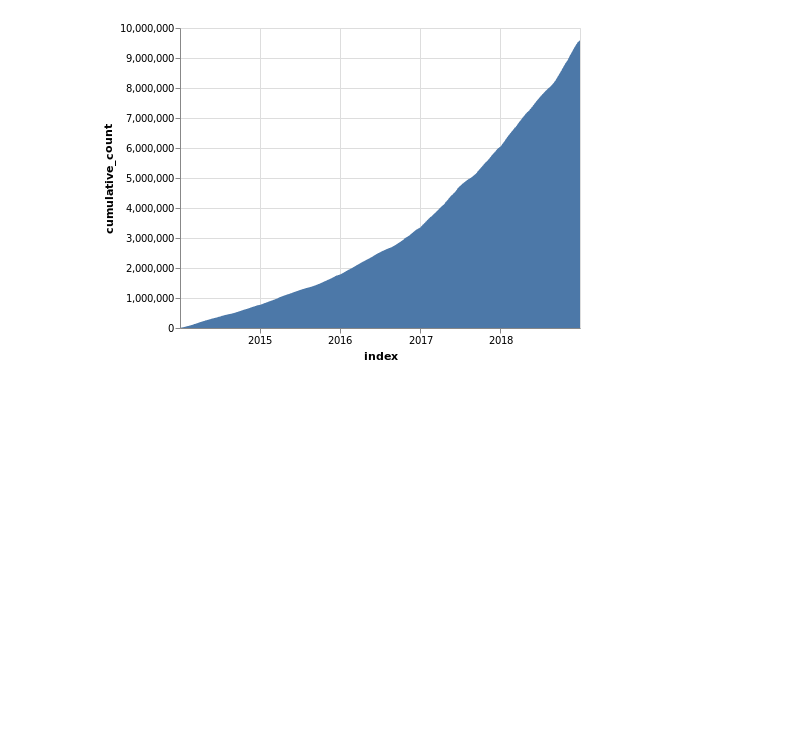
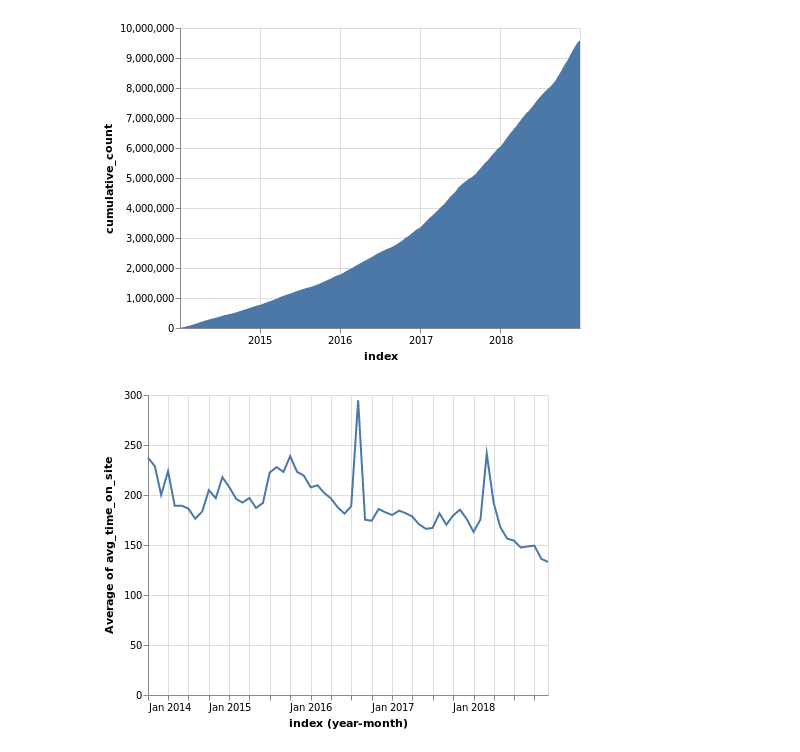
Before and after one commit to taniki/notebooks, a Jupyter notebook: data.gouv.fr/pilotage/fréquentation.ipynb, the cells around one changed output. Saved outputs shown, nothing was run; the diff lists cells and outputs as text; code cells hidden in the pictures; blank space fills up the shorter version.

Commit message:
avg time on site + bounce rate

```diff
--- a/data.gouv.fr/pilotage/fréquentation.ipynb
+++ b/data.gouv.fr/pilotage/fréquentation.ipynb
@@ -69,3 +69,10 @@ alt.Chart(df).mark_area().encode(
 )
 # %% [output]
 [figure]
+# %%
+alt.Chart(df).mark_line().encode(
+    x="yearmonth(index):T",
+    y="average(avg_time_on_site):Q",
+)
+# %% [output]
+[figure, added]
```
Also changed, not shown: parts of 3 cells of this notebook.
